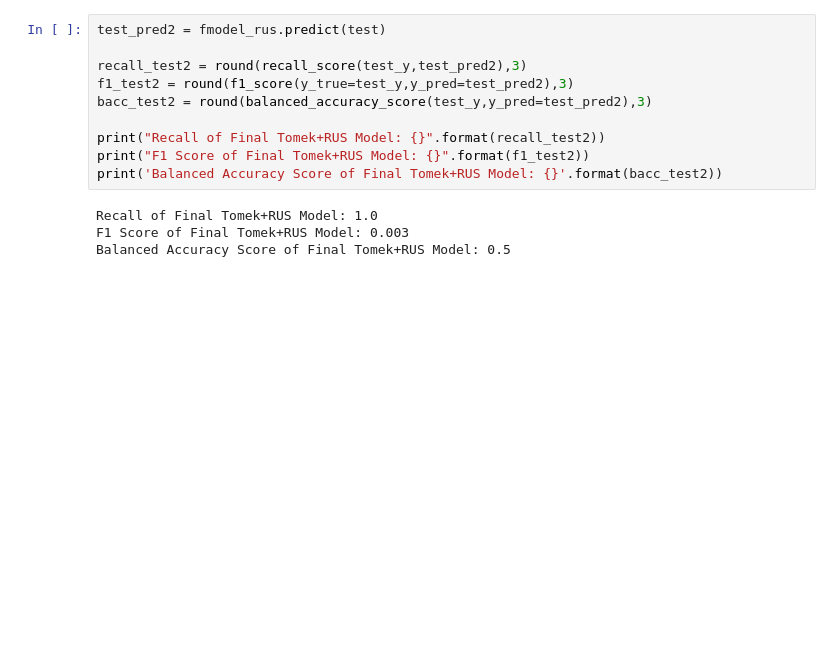
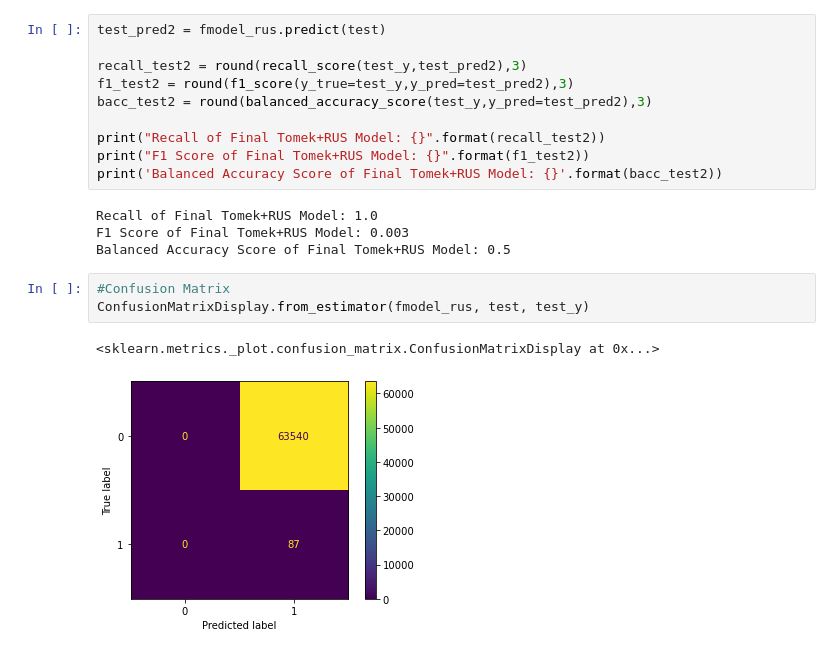
Before and after one commit to kevinArmenta/OnlinePaymentFraud, a Jupyter notebook: 5. Final Models.ipynb, the cells around one changed output. Cells and saved outputs as stored; diff of their text form; blank space fills up the shorter version.

```diff
--- a/5. Final Models.ipynb
+++ b/5. Final Models.ipynb
@@ -341,3 +389,9 @@ print('Balanced Accuracy Score of Final Tomek+RUS Model: {}'.format(bacc_test2))
 Recall of Final Tomek+RUS Model: 1.0
 F1 Score of Final Tomek+RUS Model: 0.003
 Balanced Accuracy Score of Final Tomek+RUS Model: 0.5
+# %%
+#Confusion Matrix
+ConfusionMatrixDisplay.from_estimator(fmodel_rus, test, test_y)
+# %% [output]
+<sklearn.metrics._plot.confusion_matrix.ConfusionMatrixDisplay at 0x...>
+[figure, added]
```
Also changed, not shown: parts of 9 cells of this notebook.
